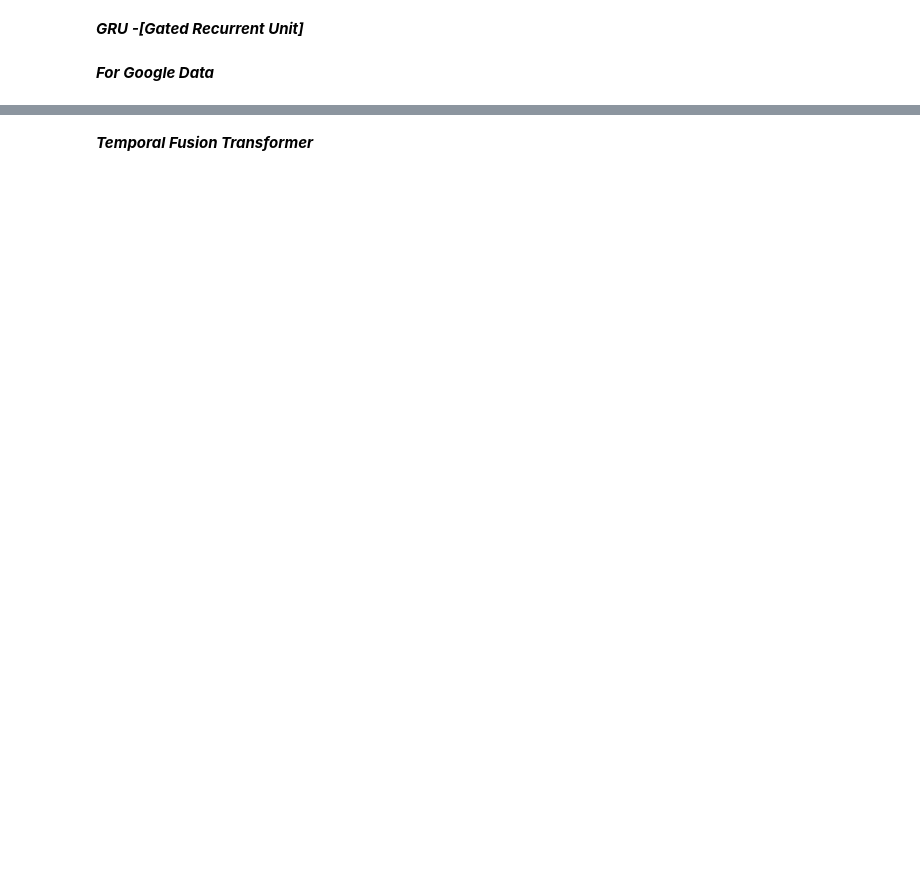
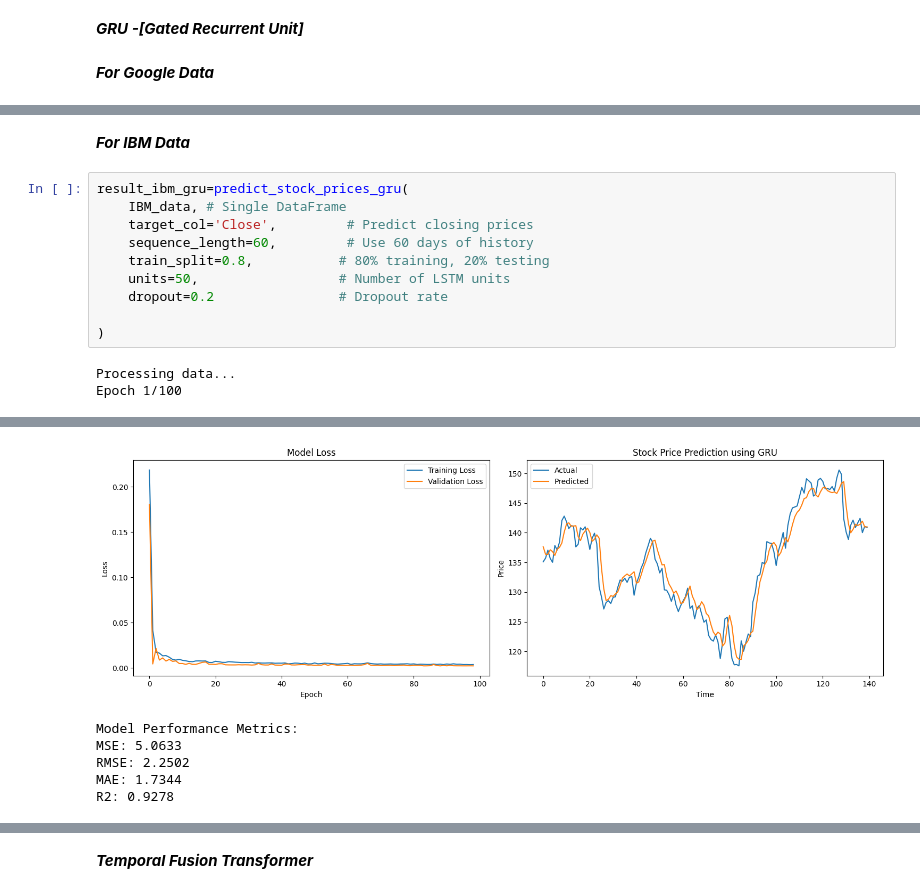
Before and after one commit to deepak-dobbala/Stock_Market_Forecasting_using_DeepLearning, a Jupyter notebook: Training/Prediction_training.ipynb, the cells around one changed output, grey strips where cells are left out. Drawn from its saved outputs; the diff is of its cells as text; blank space fills up the shorter version.

```diff
--- a/Training/Prediction_training.ipynb
+++ b/Training/Prediction_training.ipynb
@@ -470,0 +592,15 @@ R2: 0.7743
+# %% [markdown]
+***For IBM Data***
+# %%
+result_ibm_gru=predict_stock_prices_gru(
+    IBM_data, # Single DataFrame
+    target_col='Close',         # Predict closing prices
+    sequence_length=60,         # Use 60 days of history
+    train_split=0.8,           # 80% training, 20% testing
+    units=50,                  # Number of LSTM units
+    dropout=0.2                # Dropout rate
+
+)
+# %% [output]
+Processing data...
+Epoch 1/100
@@ -470,0 +624,6 @@ R2: 0.7743
+[figure, added]
+Model Performance Metrics:
+MSE: 5.0633
+RMSE: 2.2502
+MAE: 1.7344
+R2: 0.9278
```
Also changed, not shown: parts of 24 cells of this notebook, 1 other file.
